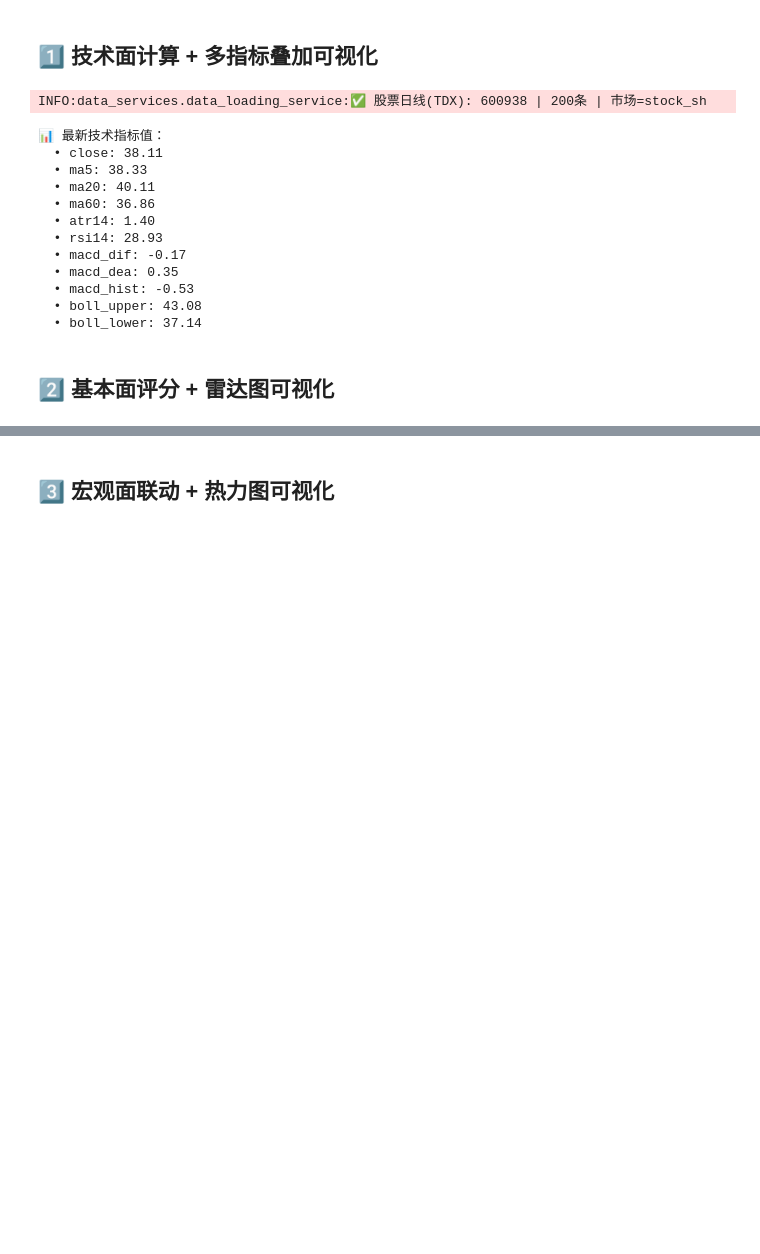
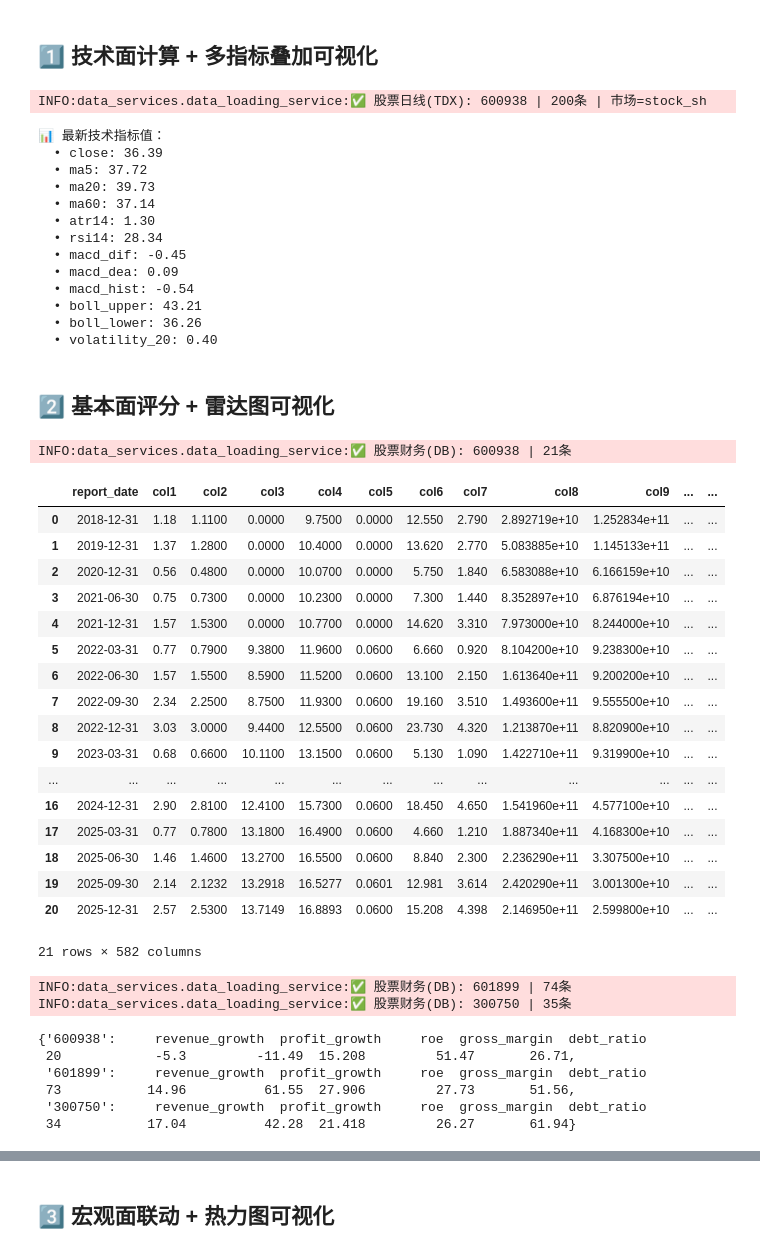
Before and after one commit to u588/app, a Jupyter notebook: AiStock/notebooks/03_核心计算引擎测试.ipynb, the cells around one changed output, grey strips where cells are left out. Saved outputs shown, nothing was run; the diff lists cells and outputs as text; code cells hidden in the pictures; blank space fills up the shorter version.

```diff
--- a/AiStock/notebooks/03_核心计算引擎测试.ipynb
+++ b/AiStock/notebooks/03_核心计算引擎测试.ipynb
@@ -114,9 +103,8 @@ INFO:data_services.data_loading_service:✅ DataLoadingService V6.2 初始化成
 # %% [markdown]
 ## 1️⃣ 技术面计算 + 多指标叠加可视化
 # %%
-# 生成模拟股票数据 + 计算技术指标（演示）
+# 加载股票数据 + 计算技术指标
 test_df = loader.load_stock_daily('600938', min_days=200)
-test_df = generate_technical_indicators(test_df)
 
 # 初始化技术指标计算器 + 获取最新指标值（演示）
 tech_calc = TechnicalCalculator(test_df)
@@ -129,14 +117,15 @@ for k, v in indicators.items():
 # %% [output]
 INFO:data_services.data_loading_service:✅ 股票日线(TDX): 600938 | 200条 | 市场=stock_sh
 📊 最新技术指标值：
-  • close: 38.11
-  • ma5: 38.33
-  • ma20: 40.11
-  • ma60: 36.86
-  • atr14: 1.40
-  • rsi14: 28.93
-  • macd_dif: -0.17
-  • macd_dea: 0.35
-  • macd_hist: -0.53
-  • boll_upper: 43.08
-  • boll_lower: 37.14
+  • close: 36.39
+  • ma5: 37.72
+  • ma20: 39.73
+  • ma60: 37.14
+  • atr14: 1.30
+  • rsi14: 28.34
+  • macd_dif: -0.45
+  • macd_dea: 0.09
+  • macd_hist: -0.54
+  • boll_upper: 43.21
+  • boll_lower: 36.26
+  • volatility_20: 0.40
@@ -203,3 +196,50 @@ fig.update_yaxes(title_text='波动率', tickformat='.1%', row=3, col=1)
 fig.show()
 # %% [markdown]
 ## 2️⃣ 基本面评分 + 雷达图可视化
+# %%
+loader.load_stock_fs('600938')
+# %% [output]
+INFO:data_services.data_loading_service:✅ 股票财务(DB): 600938 | 21条
+|  | report_date | col1 | col2 | col3 | col4 | col5 | col6 | col7 | col8 | col9 | ... | ... |
+| 0 | 2018-12-31 | 1.18 | 1.1100 | 0.0000 | 9.7500 | 0.0000 | 12.550 | 2.790 | 2.892719e+10 | 1.252834e+11 | ... | ... |
+| 1 | 2019-12-31 | 1.37 | 1.2800 | 0.0000 | 10.4000 | 0.0000 | 13.620 | 2.770 | 5.083885e+10 | 1.145133e+11 | ... | ... |
+| 2 | 2020-12-31 | 0.56 | 0.4800 | 0.0000 | 10.0700 | 0.0000 | 5.750 | 1.840 | 6.583088e+10 | 6.166159e+10 | ... | ... |
+| 3 | 2021-06-30 | 0.75 | 0.7300 | 0.0000 | 10.2300 | 0.0000 | 7.300 | 1.440 | 8.352897e+10 | 6.876194e+10 | ... | ... |
+| 4 | 2021-12-31 | 1.57 | 1.5300 | 0.0000 | 10.7700 | 0.0000 | 14.620 | 3.310 | 7.973000e+10 | 8.244000e+10 | ... | ... |
+| 5 | 2022-03-31 | 0.77 | 0.7900 | 9.3800 | 11.9600 | 0.0600 | 6.660 | 0.920 | 8.104200e+10 | 9.238300e+10 | ... | ... |
+| 6 | 2022-06-30 | 1.57 | 1.5500 | 8.5900 | 11.5200 | 0.0600 | 13.100 | 2.150 | 1.613640e+11 | 9.200200e+10 | ... | ... |
+| 7 | 2022-09-30 | 2.34 | 2.2500 | 8.7500 | 11.9300 | 0.0600 | 19.160 | 3.510 | 1.493600e+11 | 9.555500e+10 | ... | ... |
+| 8 | 2022-12-31 | 3.03 | 3.0000 | 9.4400 | 12.5500 | 0.0600 | 23.730 | 4.320 | 1.213870e+11 | 8.820900e+10 | ... | ... |
+| 9 | 2023-03-31 | 0.68 | 0.6600 | 10.1100 | 13.1500 | 0.0600 | 5.130 | 1.090 | 1.422710e+11 | 9.319900e+10 | ... | ... |
+| ... | ... | ... | ... | ... | ... | ... | ... | ... | ... | ... | ... | ... |
+| 16 | 2024-12-31 | 2.90 | 2.8100 | 12.4100 | 15.7300 | 0.0600 | 18.450 | 4.650 | 1.541960e+11 | 4.577100e+10 | ... | ... |
+| 17 | 2025-03-31 | 0.77 | 0.7800 | 13.1800 | 16.4900 | 0.0600 | 4.660 | 1.210 | 1.887340e+11 | 4.168300e+10 | ... | ... |
+| 18 | 2025-06-30 | 1.46 | 1.4600 | 13.2700 | 16.5500 | 0.0600 | 8.840 | 2.300 | 2.236290e+11 | 3.307500e+10 | ... | ... |
+| 19 | 2025-09-30 | 2.14 | 2.1232 | 13.2918 | 16.5277 | 0.0601 | 12.981 | 3.614 | 2.420290e+11 | 3.001300e+10 | ... | ... |
+| 20 | 2025-12-31 | 2.57 | 2.5300 | 13.7149 | 16.8893 | 0.0600 | 15.208 | 4.398 | 2.146950e+11 | 2.599800e+10 | ... | ... |
+21 rows × 582 columns
+# %%
+stock_list = ['600938', '601899', '300750']
+fs_data = {}
+for code in stock_list:
+    fs_data_raw = loader.load_stock_fs(code)[['col183', 'col184', 'col197', 'col202', 'col210']].rename(columns={
+'col183': 'revenue_growth',
+'col184': 'profit_growth',
+'col197': 'roe',
+'col202': 'gross_margin',
+'col210': 'debt_ratio'
+})
+
+    fs_data[code] = fs_data_raw.tail(1).copy()
+# %% [output]
+INFO:data_services.data_loading_service:✅ 股票财务(DB): 601899 | 74条
+INFO:data_services.data_loading_service:✅ 股票财务(DB): 300750 | 35条
+# %%
+fs_data
+# %% [output]
+{'600938':     revenue_growth  profit_growth     roe  gross_margin  debt_ratio
+ 20            -5.3         -11.49  15.208         51.47       26.71,
+ '601899':     revenue_growth  profit_growth     roe  gross_margin  debt_ratio
+ 73           14.96          61.55  27.906         27.73       51.56,
+ '300750':     revenue_growth  profit_growth     roe  gross_margin  debt_ratio
+ 34           17.04          42.28  21.418         26.27       61.94}
```
Also changed, not shown: parts of 10 cells of this notebook, 4 other files.
